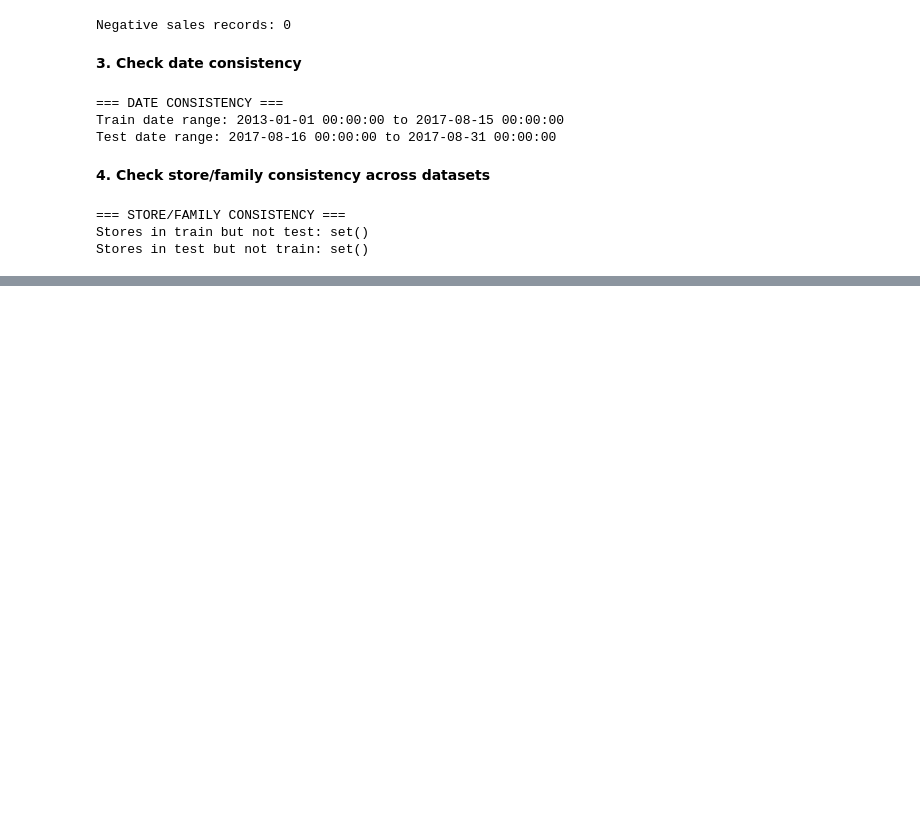
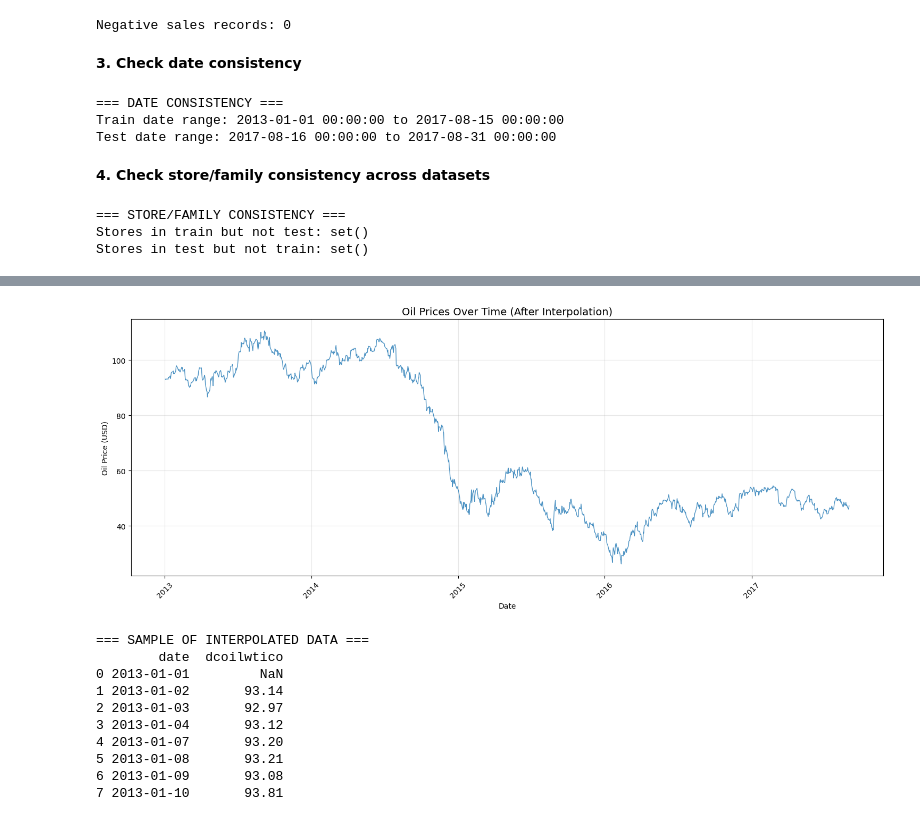
Before and after one commit to PeterStos/Store-Sales-Forecasting, a Jupyter notebook: Store_Sales_Forecasting.ipynb, the cells around one changed output, grey strips where cells are left out. Saved outputs shown, nothing was run; the diff lists cells and outputs as text; code cells hidden in the pictures; blank space fills up the shorter version.

```diff
--- a/Store_Sales_Forecasting.ipynb
+++ b/Store_Sales_Forecasting.ipynb
@@ -441,0 +493,12 @@ Stores in test but not train: set()
+# %%
+# Linear interpolation to fill missing oil prices
+print("=== APPLYING LINEAR INTERPOLATION ===")
+print(f"Missing values before: {oil_df['dcoilwtico'].isnull().sum()}")
+oil_df['dcoilwtico'] = oil_df['dcoilwtico'].interpolate(method='linear')
+print(f"Missing values after: {oil_df['dcoilwtico'].isnull().sum()}")
+
+# Verify the interpolation worked
+print(f"\nOil price range after interpolation:")
+print(f"Min: ${oil_df['dcoilwtico'].min():.2f}")
+print(f"Max: ${oil_df['dcoilwtico'].max():.2f}")
+print(f"Mean: ${oil_df['dcoilwtico'].mean():.2f}")
@@ -441,0 +514,28 @@ Stores in test but not train: set()
+# %%
+# Visualization to see interpolated values
+plt.figure(figsize=(15, 6))
+plt.plot(oil_df['date'], oil_df['dcoilwtico'], linewidth=1, alpha=0.8)
+plt.title('Oil Prices Over Time (After Interpolation)', fontsize=14)
+plt.xlabel('Date')
+plt.ylabel('Oil Price (USD)')
+plt.grid(True, alpha=0.3)
+plt.xticks(rotation=45)
+plt.tight_layout()
+plt.show()
+
+# Show a zoomed view around some interpolated points
+print("\n=== SAMPLE OF INTERPOLATED DATA ===")
+sample_data = oil_df[oil_df['date'].between('2013-01-01', '2013-01-10')]
+print(sample_data[['date', 'dcoilwtico']])
+# %% [output]
+[figure, added]
+=== SAMPLE OF INTERPOLATED DATA ===
+        date  dcoilwtico
+0 2013-01-01         NaN
+1 2013-01-02       93.14
+2 2013-01-03       92.97
+3 2013-01-04       93.12
+4 2013-01-07       93.20
+5 2013-01-08       93.21
+6 2013-01-09       93.08
+7 2013-01-10       93.81
```
Also changed, not shown: parts of 7 cells of this notebook.
